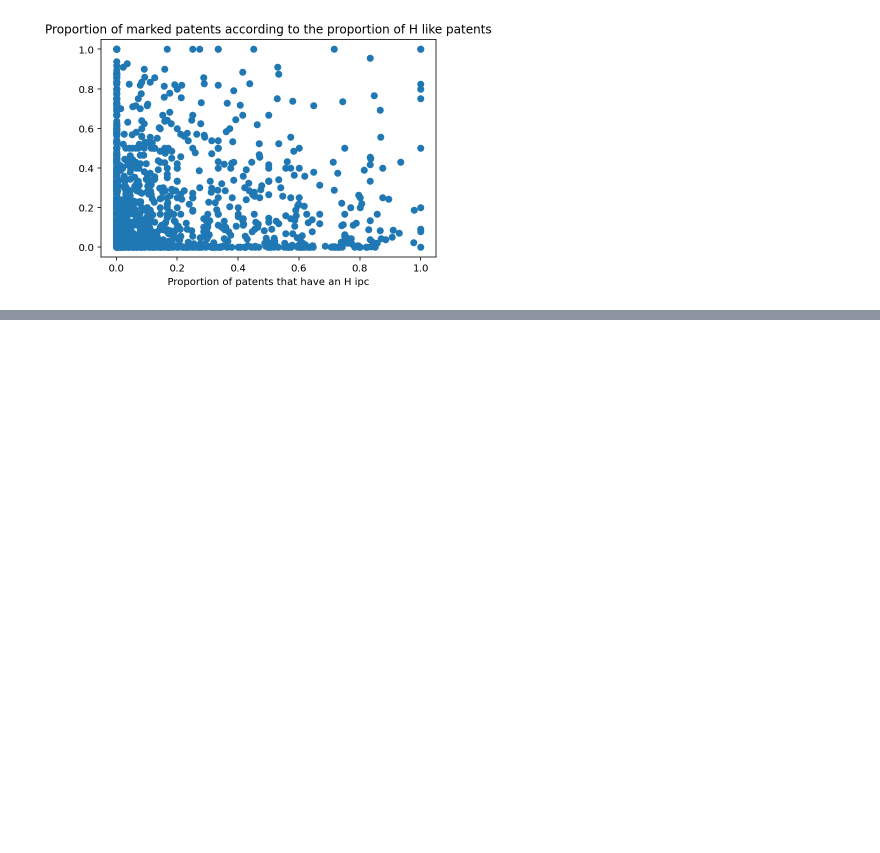
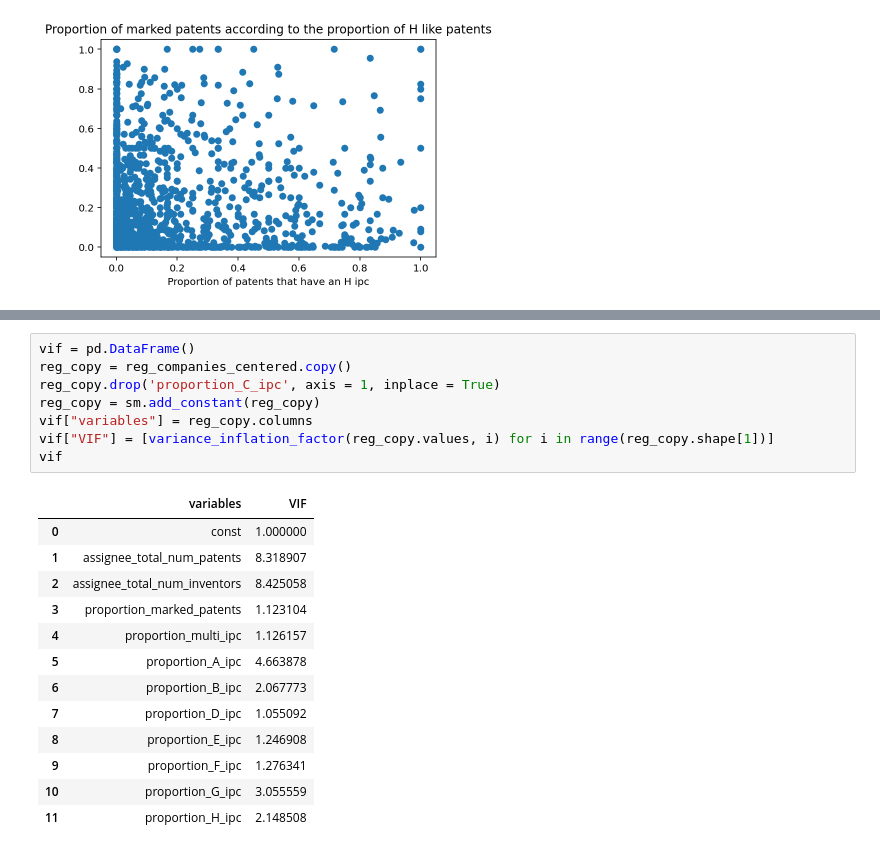
Before and after one commit to gregbellan/MODS208, a Jupyter notebook: regression_companies.ipynb, the cells around one changed output, grey strips where cells are left out. Drawn from its saved outputs; the diff is of its cells as text; blank space fills up the shorter version.

```diff
--- a/regression_companies.ipynb
+++ b/regression_companies.ipynb
@@ -594,0 +809,22 @@ See the caveats in the documentation: https://pandas.pydata.org/pandas-docs/stab
+# %%
+vif = pd.DataFrame()
+reg_copy = reg_companies_centered.copy()
+reg_copy.drop('proportion_C_ipc', axis = 1, inplace = True)
+reg_copy = sm.add_constant(reg_copy)
+vif["variables"] = reg_copy.columns
+vif["VIF"] = [variance_inflation_factor(reg_copy.values, i) for i in range(reg_copy.shape[1])]
+vif
+# %% [output]
+|  | variables | VIF |
+| 0 | const | 1.000000 |
+| 1 | assignee_total_num_patents | 8.318907 |
+| 2 | assignee_total_num_inventors | 8.425058 |
+| 3 | proportion_marked_patents | 1.123104 |
+| 4 | proportion_multi_ipc | 1.126157 |
+| 5 | proportion_A_ipc | 4.663878 |
+| 6 | proportion_B_ipc | 2.067773 |
+| 7 | proportion_D_ipc | 1.055092 |
+| 8 | proportion_E_ipc | 1.246908 |
+| 9 | proportion_F_ipc | 1.276341 |
+| 10 | proportion_G_ipc | 3.055559 |
+| 11 | proportion_H_ipc | 2.148508 |
```
Also changed, not shown: parts of 44 cells of this notebook.
